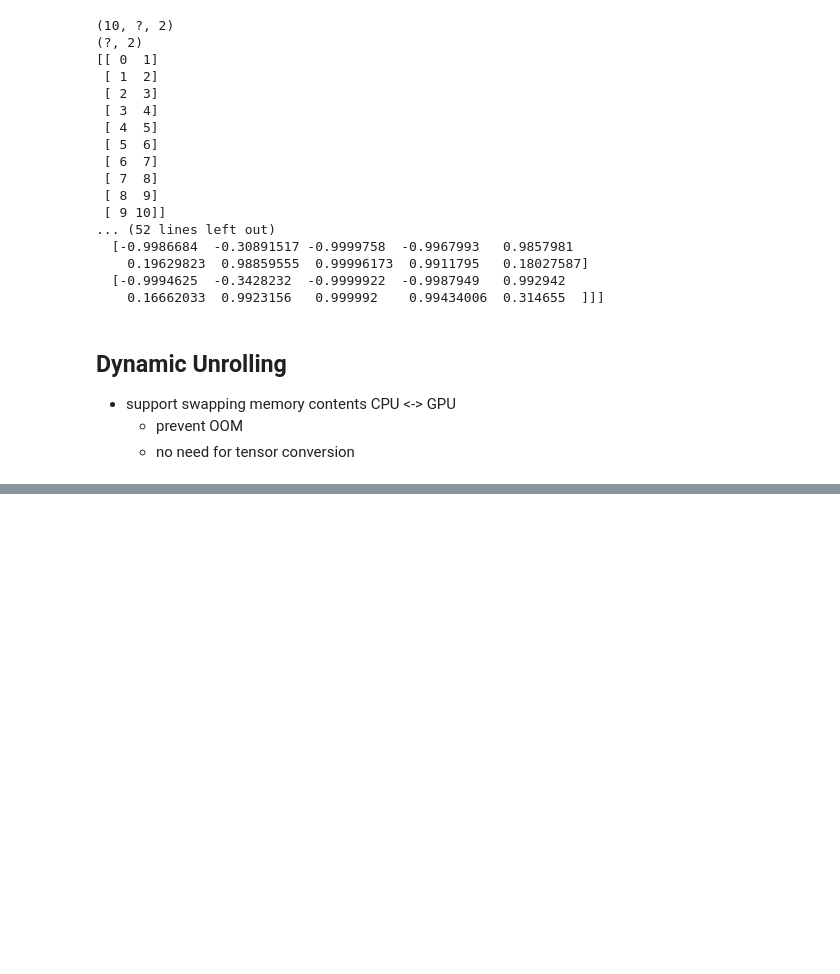
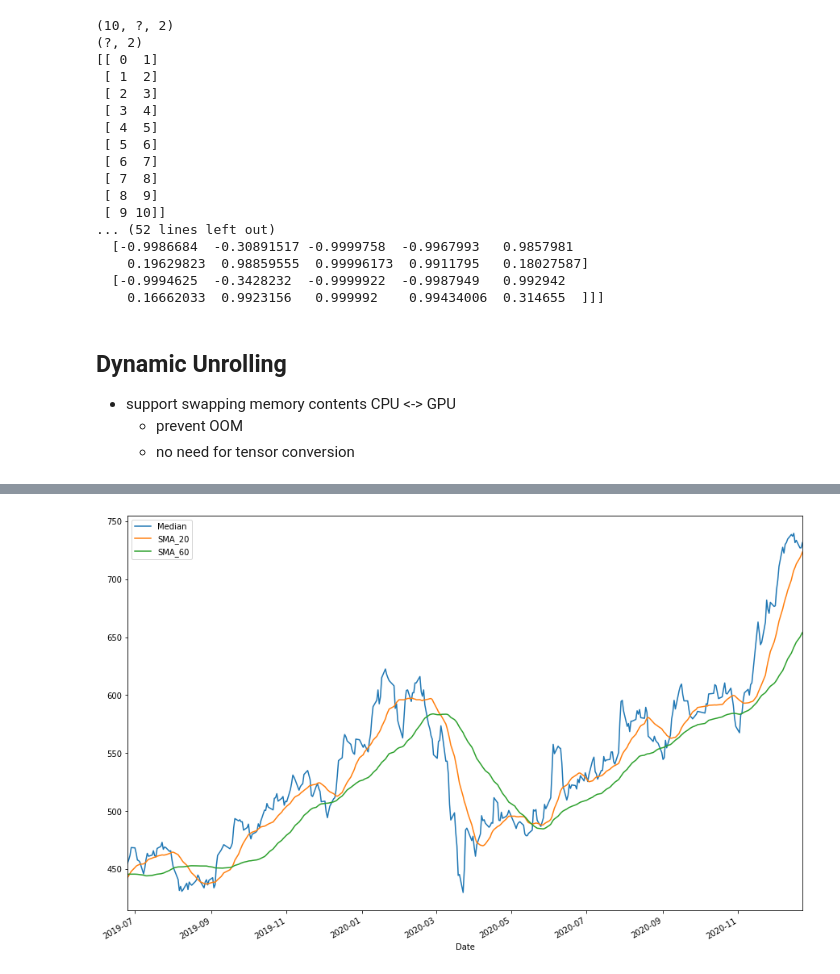
Before and after one commit to fritzprix/ml_note, a Jupyter notebook: work/ho_ch14_rnn.ipynb, the cells around one changed output, grey strips where cells are left out. Drawn from its saved outputs; the diff is of its cells as text; code cells hidden in the pictures; blank space fills up the shorter version.

Commit message:
add stock prediction model POC

```diff
--- a/work/ho_ch14_rnn.ipynb
+++ b/work/ho_ch14_rnn.ipynb
@@ -186,0 +302,87 @@ with tf.Session() as sess:
+# %%
+import investpy as iv
+
+counties = iv.get_stock_countries()
+cur_history = iv.get_currency_cross_historical_data(currency_cross='USD/KRW',from_date='01/01/2019',to_date='31/12/2020')
+
+sm_stk_history = iv.get_stock_historical_data(stock='005930',country='south korea', from_date='01/01/2019', to_date='31/12/2020')
+sm_stk_history = sm_stk_history.drop(columns=['Currency'])
+sm_stk_history = sm_stk_history.astype(float)
+sm_stk_history /= 100
+# %%
+import collections
+import matplotlib.pyplot as plt
+import numpy as np
+import pandas as pd
+from pandas.plotting import scatter_matrix
+
+ext_stock_history = sm_stk_history.copy()
+ext_stock_history['CUR_CROSS'] = (cur_history['High'] - cur_history['Low']) / 2000
+
+## data preparation
+SMA_WINDOWS = [5,20,60,120]
+ext_stock_history['Median'] = (ext_stock_history['High'] + ext_stock_history['Low']) / 2
+
+for wnd in SMA_WINDOWS:
+    ext_stock_history['SMA_{}'.format(wnd)] = ext_stock_history['Median'].rolling(window=wnd).mean()
+
+ext_stock_history['MGAP'] = (ext_stock_history['Open'][1:] - ext_stock_history['Close'][:-1]) / ext_stock_history['Close'][:-1]
+def chop_seq(data, step_sz):
+    trunc_sz = int(np.floor(len(data) / step_sz) - 1) * step_sz
+    return [data[i:i + step_sz] for i in range(trunc_sz)]
+
+def calc_rsi(data, period):
+    keys = ['RSI_{}'.format(period),
+            'GAIN_{}'.format(period),
+            'LOSS_{}'.format(period),
+            'RS_{}'.format(period)]
+
+    open_close_price = data[['Open','Close']].to_numpy()
+    gain, loss, rs_v, rsi_v = [], [], [], []
+    truncated = open_close_price[:-period]
+    for i, _ in enumerate(truncated):
+        change = open_close_price[i : i + period][:,1] - open_close_price[i: i + period][:,0]
+        avg_g = np.average(change[change > 0])
+        avg_l = np.average(change[change < 0])
+        rs = avg_g / np.abs(avg_l)
+        rsi = 100 - 100 / (1 + rs)
+
+        gain.append(avg_g)
+        loss.append(avg_l)
+        rs_v.append(rs)
+        rsi_v.append(rsi)
+    padding = [None for _ in range(period)]
+    return dict(zip(keys, np.array([np.array(padding + rsi_v), np.array(padding + gain), np.array(padding + loss), np.array(padding + rs_v)], dtype=float)))
+
+rsi_window = 15
+prediction_offset = 5
+prediction_target = 'GAIN_15'
+n_steps = 20
+
+rsi_data = calc_rsi(sm_stk_history, rsi_window)
+for k in rsi_data:
+    ext_stock_history.insert(0, k, rsi_data[k])
+
+ext_stock_history['labels'] = np.append(ext_stock_history[prediction_target][prediction_offset:].to_numpy(), [None for _ in range(prediction_offset)]).astype(float)
+
+# sm_stk_history = sm_stk_history[sm_stk_history['Volume'] > 1000]
+clean_stock = ext_stock_history.dropna()
+clean_stock = clean_stock.drop(columns=['Open', 'High', 'Low', 'Close'], axis=1)
+# input_features = ['Median', 'Volume', rsi_key, 'Close', 'Open']
+input_features = ['SMA_120', 'SMA_60','SMA_20', 'CUR_CROSS', 'LOSS_15']
+
+
+stock_data = np.array(chop_seq(clean_stock[input_features].to_numpy(), n_steps))
+refs = np.array(chop_seq(clean_stock[prediction_target].to_numpy(), n_steps))
+labels = np.array(chop_seq(clean_stock['labels'].to_numpy(), n_steps))
+
+clean_stock.plot(y=['Median','SMA_20', 'SMA_60'],figsize=(15,10))
+clean_stock.plot(y=[rsi_key],figsize=(15,10))
+clean_stock.plot(y=[gain_key, loss_key], figsize=(15,10))
+clean_stock.plot(y=[prediction_target, 'labels'], figsize=(15,10))
+clean_stock.plot(y=['Volume'], figsize=(15,10))
+clean_stock = clean_stock.copy()
+clean_stock.corr()
+
+# scatter_matrix(clean_stock, figsize=(15,10))
+# %% [output]
@@ -186,0 +403 @@ with tf.Session() as sess:
+[figure, added]
```
Also changed, not shown: parts of 12 cells of this notebook, 10 other files.
